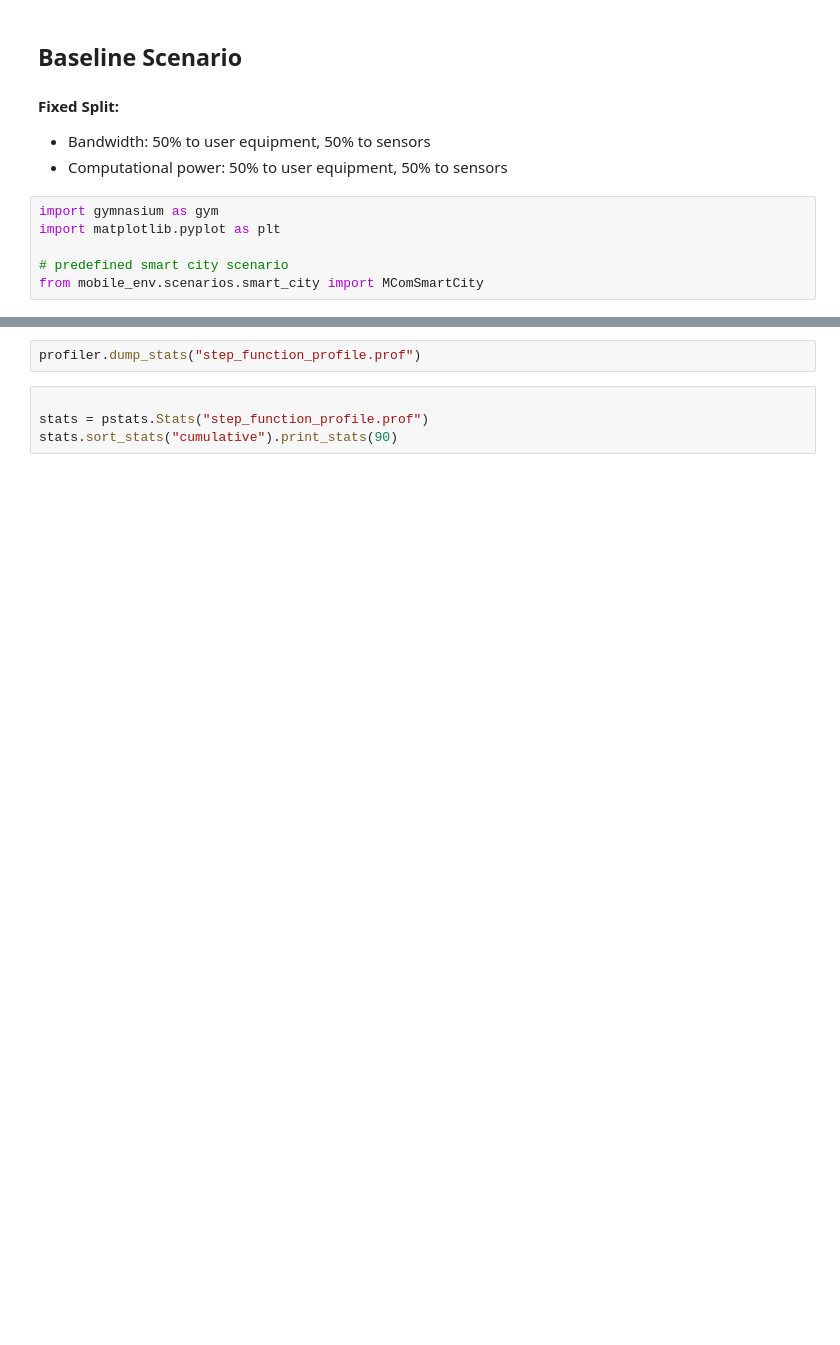
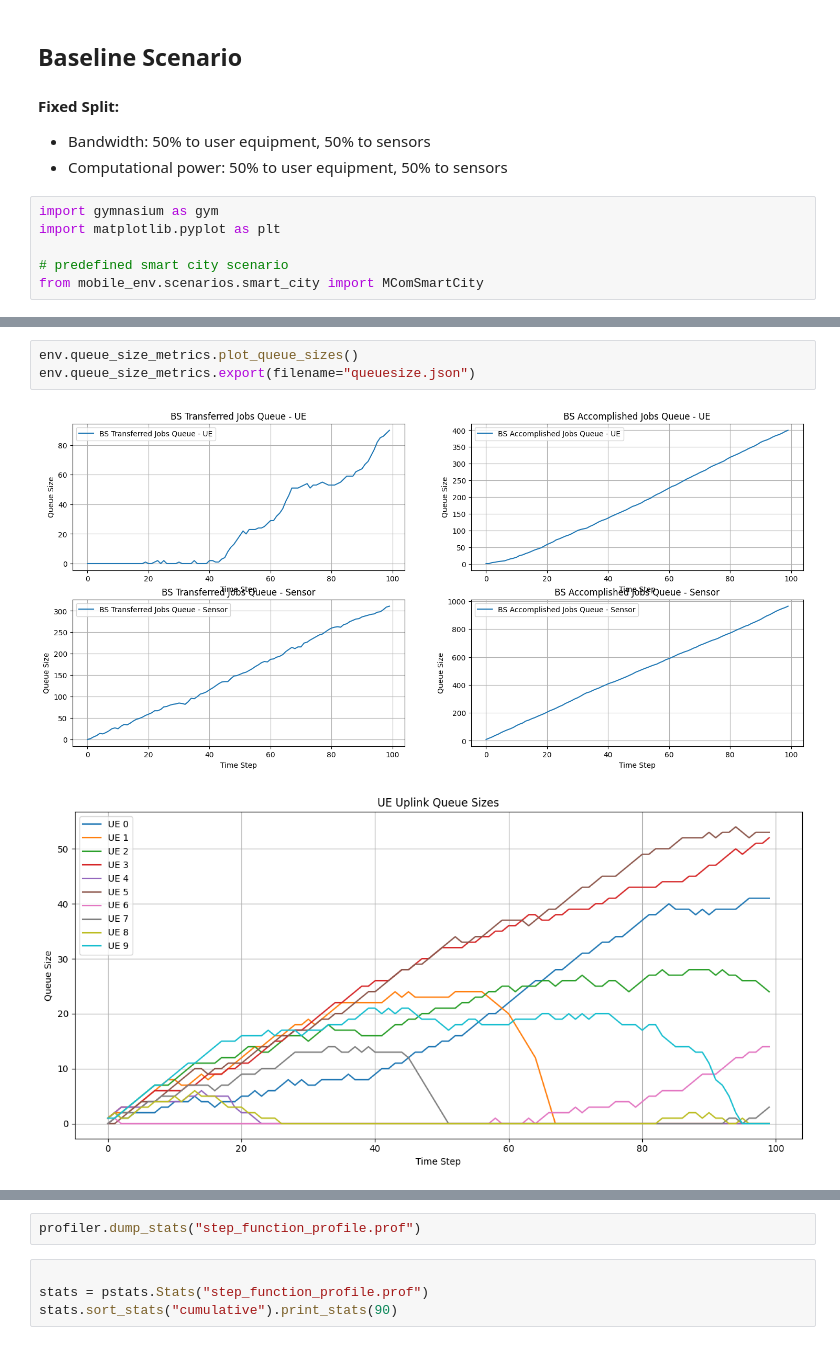
Before and after one commit to elifohri/MetaLore-simulator, a Jupyter notebook: examples/baseline scenarios round robin/smart_city_baseline_50-50.ipynb, the cells around one changed output, grey strips where cells are left out. Drawn from its saved outputs; the diff is of its cells as text; blank space fills up the shorter version.

```diff
--- a/examples/baseline scenarios round robin/smart_city_baseline_50-50.ipynb
+++ b/examples/baseline scenarios round robin/smart_city_baseline_50-50.ipynb
@@ -42,0 +47,6 @@ for _ in range(100):
+# %%
+env.queue_size_metrics.plot_queue_sizes()
+env.queue_size_metrics.export(filename="queuesize.json")
+# %% [output]
+[figure, added]
+[figure, added]
```
Also changed, not shown: parts of 11 cells of this notebook, 28 other files.
